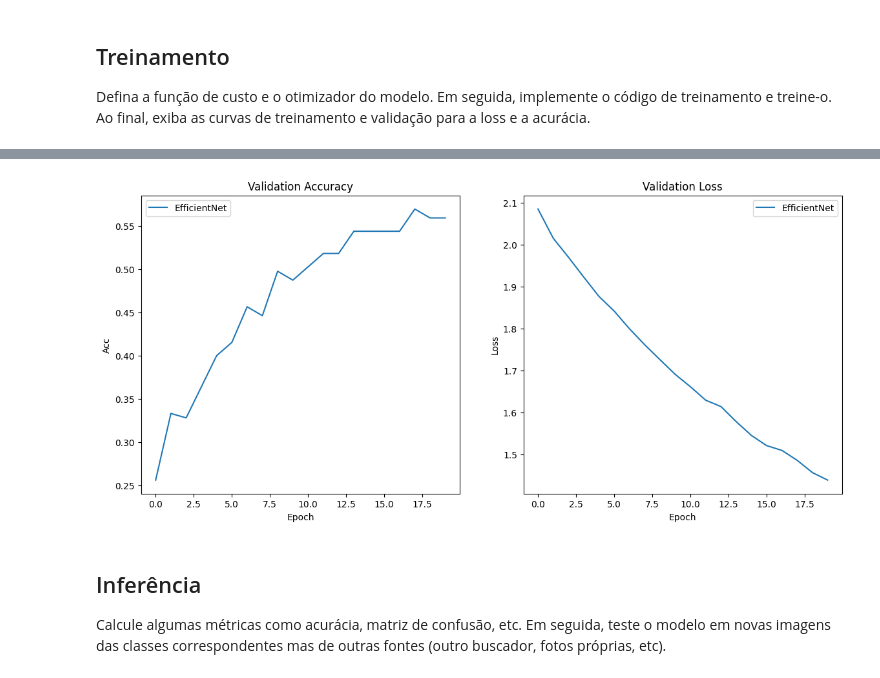
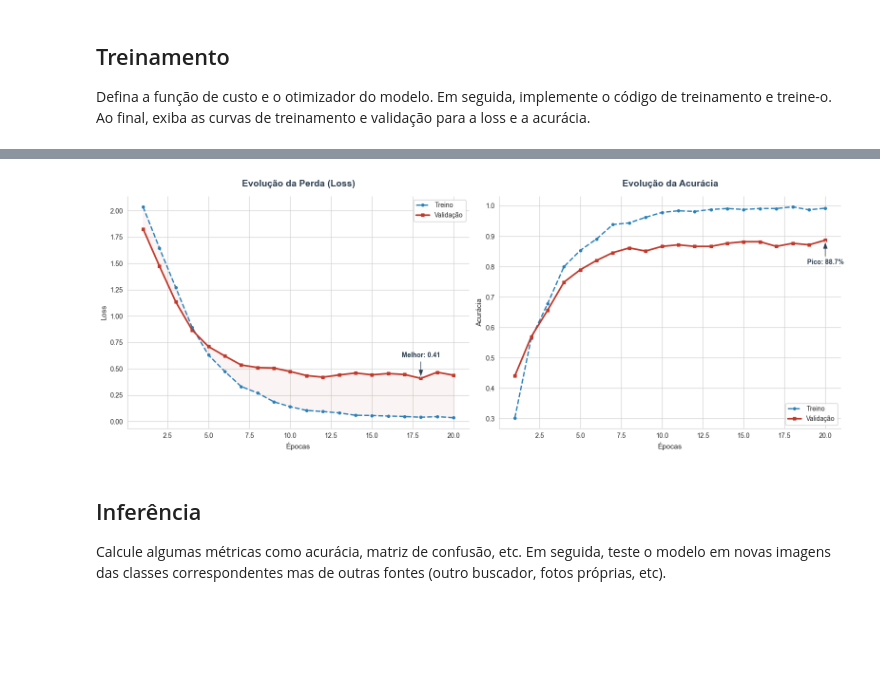
Before and after one commit to ypcrego/deep-learning-project, a Jupyter notebook: Genshin_Impact_Regions.ipynb, the cells around one changed output, grey strips where cells are left out. Saved outputs shown, nothing was run; the diff lists cells and outputs as text; code cells hidden in the pictures; blank space fills up the shorter version.

Commit message:
feat: add descongelamento de mais pesos e plotagem conjunta de acurácias e loss

```diff
--- a/Genshin_Impact_Regions.ipynb
+++ b/Genshin_Impact_Regions.ipynb
@@ -457,8 +457,8 @@ def build_resnet50(num_classes=3):
 def build_efficientnet(num_classes):
     model = models.efficientnet_b0(weights="IMAGENET1K_V1")
 
-    for param in model.features.parameters():
-        param.requires_grad = False
+    for param in model.features[-3:].parameters():
+        param.requires_grad = True
 
     model.classifier[1] = nn.Linear(model.classifier[1].in_features, num_classes)
     return model
@@ -647,7 +647,7 @@ results = []
 
 for name, model in models_to_test.items():
     model = model.to(device)
-    r = train_and_evaluate(name, model, train_loader,val_loader, epochs = 20)
+    r = train_and_evaluate(name, model, train_loader,val_loader, epochs = 20, lr=1e-4)
     results.append(r)
 # %% [output]
 ==============================
@@ -711,32 +711,71 @@ EfficientNet          |  Best Val Acc: 0.5692
 # %%
 import matplotlib.pyplot as plt
+import seaborn as sns
 
 def plot_comparison(results):
-    plt.figure(figsize=(14,6))
+# Define o estilo visual "Clean"
+    sns.set_style("whitegrid")
 
-    # ACCURACY
-    plt.subplot(1,2,1)
-    for r in results:
-        plt.plot(r["val_accs"], label=r["name"])
-    plt.title("Validation Accuracy")
-    plt.xlabel("Epoch")
-    plt.ylabel("Acc")
-    plt.legend()
+    # Cores Profissionais
+    c_train = '#2980b9' # Azul Belize
+    c_val   = '#c0392b' # Vermelho Pomegranate
+    c_text  = '#2c3e50' # Cinza Escuro (quase preto)
 
-    # LOSS
-    plt.subplot(1,2,2)
-    for r in results:
-        plt.plot(r["val_losses"], label=r["name"])
-    plt.title("Validation Loss")
-    plt.xlabel("Epoch")
-    plt.ylabel("Loss")
-    plt.legend()
+    for res in results:
+        train_loss = res['train_losses']
+        val_loss = res['val_losses']
+        train_acc = res['train_accs']
+        val_acc = res['val_accs']
+        epochs = range(1, len(train_loss) + 1)
 
-    plt.show()
+        fig, (ax1, ax2) = plt.subplots(1, 2, figsize=(16, 6))
+
+        # --- GRÁFICO 1: LOSS ---
+        # Área de divergência (sombra leve onde Validação > Treino)
+        ax1.fill_between(epochs, train_loss, val_loss, color=c_val, alpha=0.05)
+
+        ax1.plot(epochs, train_loss, color=c_train, linestyle='--', linewidth=2, label='Treino', marker='o', markersize=4)
+        ax1.plot(epochs, val_loss, color=c_val, linewidth=2.5, label='Validação', marker='s', markersize=4)
+
+        ax1.set_title("Evolução da Perda (Loss)", fontsize=14, fontweight='bold', color=c_text, pad=15)
+        ax1.set_xlabel("Épocas", fontsize=11)
+        ax1.set_ylabel("Loss", fontsize=11)
+        ax1.legend(frameon=True, facecolor='white', framealpha=0.9, loc='upper right')
+
+        # Remove bordas desnecessárias (topo e direita)
+        sns.despine(ax=ax1)
+
+        # Seta indicando o MELHOR momento (Menor Loss)
+        min_loss = min(val_loss)
+        best_epoch_loss = val_loss.index(min_loss) + 1
+        ax1.annotate(f'Melhor: {min_loss:.2f}', xy=(best_epoch_loss, min_loss), xytext=(best_epoch_loss, min_loss + 0.2),
+                     arrowprops=dict(facecolor=c_text, shrink=0.05, width=2, headwidth=8),
+                     color=c_text, ha='center', fontweight='bold')
+
+        # --- GRÁFICO 2: ACCURACY ---
+        ax2.plot(epochs, train_acc, color=c_train, linestyle='--', linewidth=2, label='Treino', marker='o', markersize=4)
+        ax2.plot(epochs, val_acc, color=c_val, linewidth=2.5, label='Validação', marker='s', markersize=4)
+
+        ax2.set_title("Evolução da Acurácia", fontsize=14, fontweight='bold', color=c_text, pad=15)
+        ax2.set_xlabel("Épocas", fontsize=11)
+        ax2.set_ylabel("Acurácia", fontsize=11)
+        ax2.legend(frameon=True, facecolor='white', framealpha=0.9, loc='lower right')
+
+        sns.despine(ax=ax2)
+
+        # Seta indicando o PICO de performance
+        max_acc = max(val_acc)
+        best_epoch_acc = val_acc.index(max_acc) + 1
+        ax2.annotate(f'Pico: {max_acc*100:.1f}%', xy=(best_epoch_acc, max_acc), xytext=(best_epoch_acc, max_acc - 0.08),
+                     arrowprops=dict(facecolor=c_text, shrink=0.05, width=2, headwidth=8),
+                     color=c_text, ha='center', fontweight='bold')
+
+        plt.tight_layout()
+        plt.show()
 
 plot_comparison(results)
 # %% [output]
-[figure, old version]
+[figure, new version]
 # %% [markdown]
 ## Inferência
 
```
Also changed, not shown: parts of 6 cells of this notebook.
